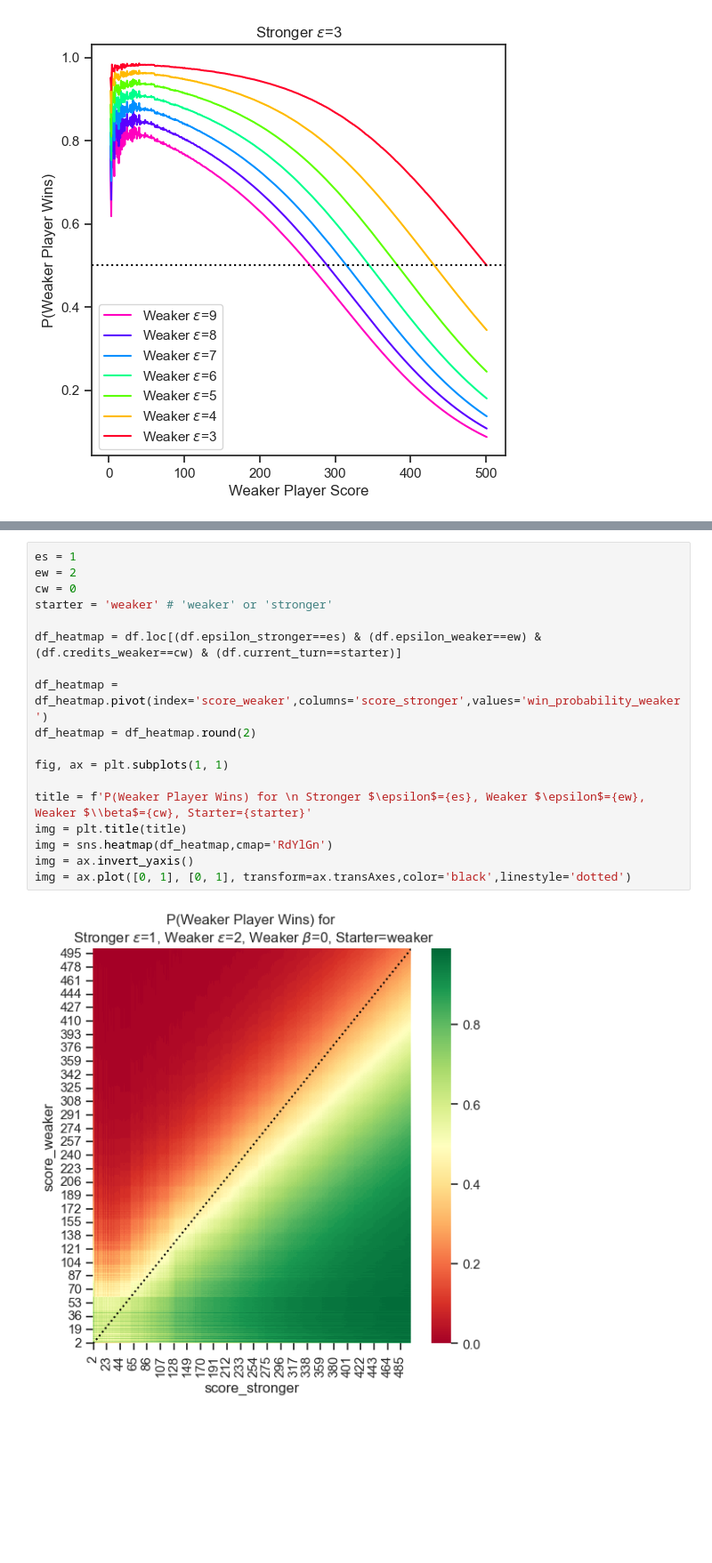
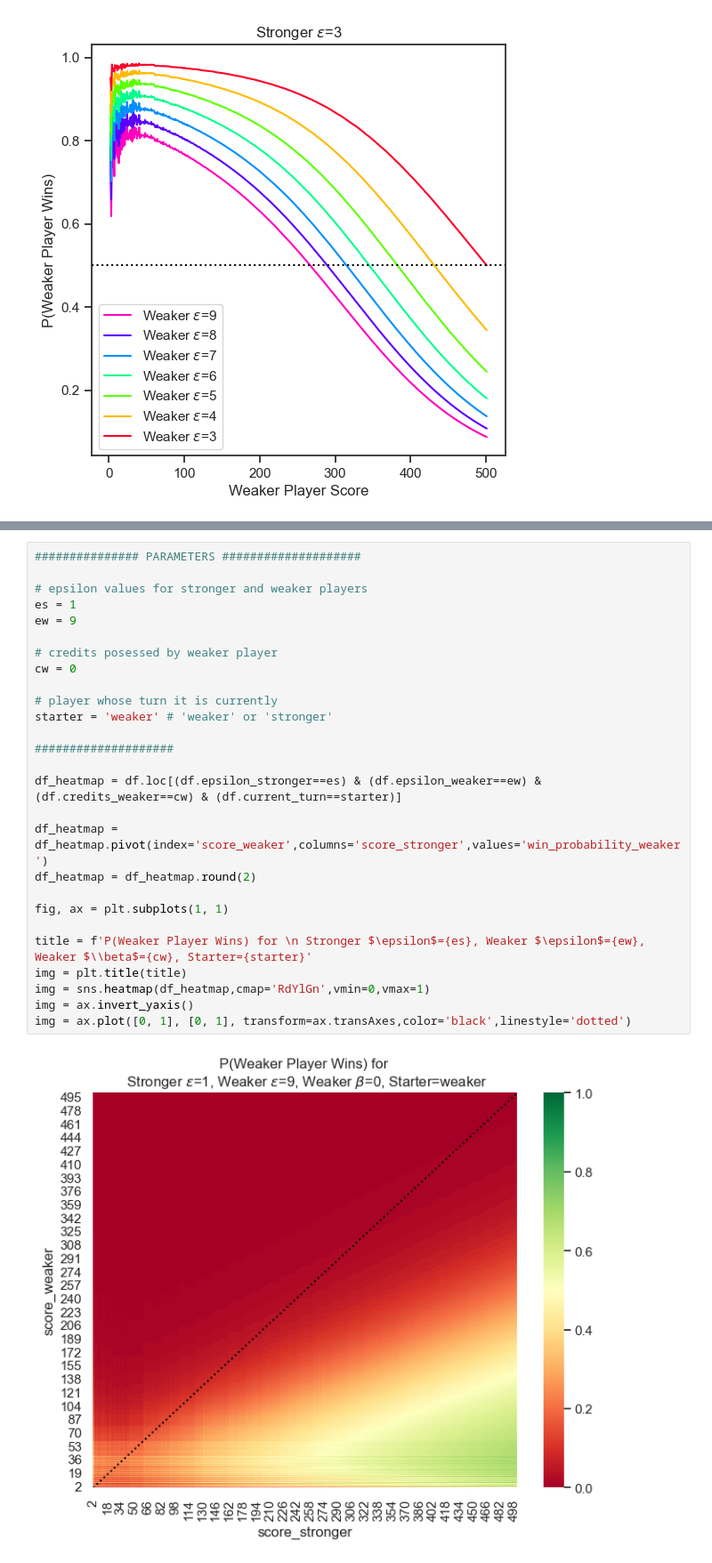
Before and after one commit to rachael-walker/darts-thesis, a Jupyter notebook: analysis/3_analysis_twoplayer_ns_turn/3_1_eda_ns_win_probabilities.ipynb, the cells around one changed output, grey strips where cells are left out. Shown at 89% size. Saved outputs shown, nothing was run; the diff lists cells and outputs as text; blank space fills up the shorter version.

```diff
--- a/analysis/3_analysis_twoplayer_ns_turn/3_1_eda_ns_win_probabilities.ipynb
+++ b/analysis/3_analysis_twoplayer_ns_turn/3_1_eda_ns_win_probabilities.ipynb
@@ -633,20 +598,29 @@ fig = plt.axhline(0.5,color='black',linestyle='dotted')
 # %%
+############### PARAMETERS ####################
+
+# epsilon values for stronger and weaker players
 es = 1
-ew = 2
+ew = 9
+
+# credits posessed by weaker player
 cw = 0
+
+# player whose turn it is currently
 starter = 'weaker' # 'weaker' or 'stronger'
+
+####################
 
 df_heatmap = df.loc[(df.epsilon_stronger==es) & (df.epsilon_weaker==ew) & (df.credits_weaker==cw) & (df.current_turn==starter)]
 
 df_heatmap = df_heatmap.pivot(index='score_weaker',columns='score_stronger',values='win_probability_weaker')
 df_heatmap = df_heatmap.round(2)
 
 fig, ax = plt.subplots(1, 1)
 
 title = f'P(Weaker Player Wins) for \n Stronger $\epsilon$={es}, Weaker $\epsilon$={ew}, Weaker $\\beta$={cw}, Starter={starter}'
 img = plt.title(title)
-img = sns.heatmap(df_heatmap,cmap='RdYlGn')
+img = sns.heatmap(df_heatmap,cmap='RdYlGn',vmin=0,vmax=1)
 img = ax.invert_yaxis()
 img = ax.plot([0, 1], [0, 1], transform=ax.transAxes,color='black',linestyle='dotted')
 # %% [output]
-[figure, old version]
+[figure, new version]
```
Also changed, not shown: parts of 26 cells of this notebook, 7 other files.
